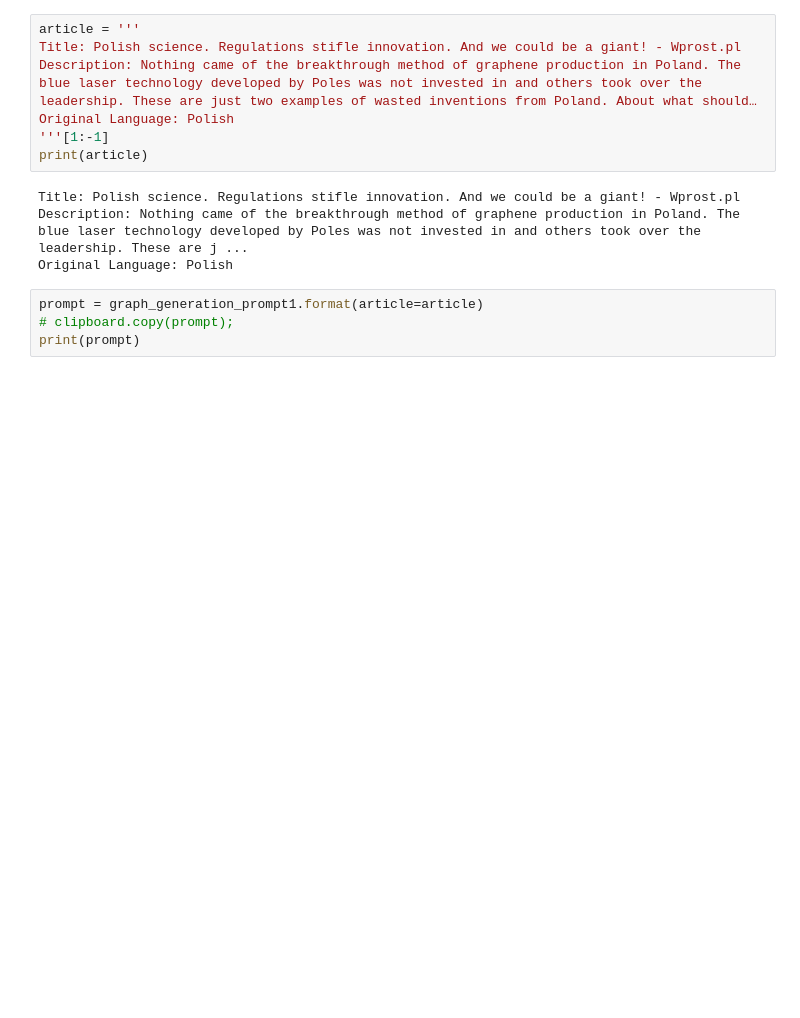
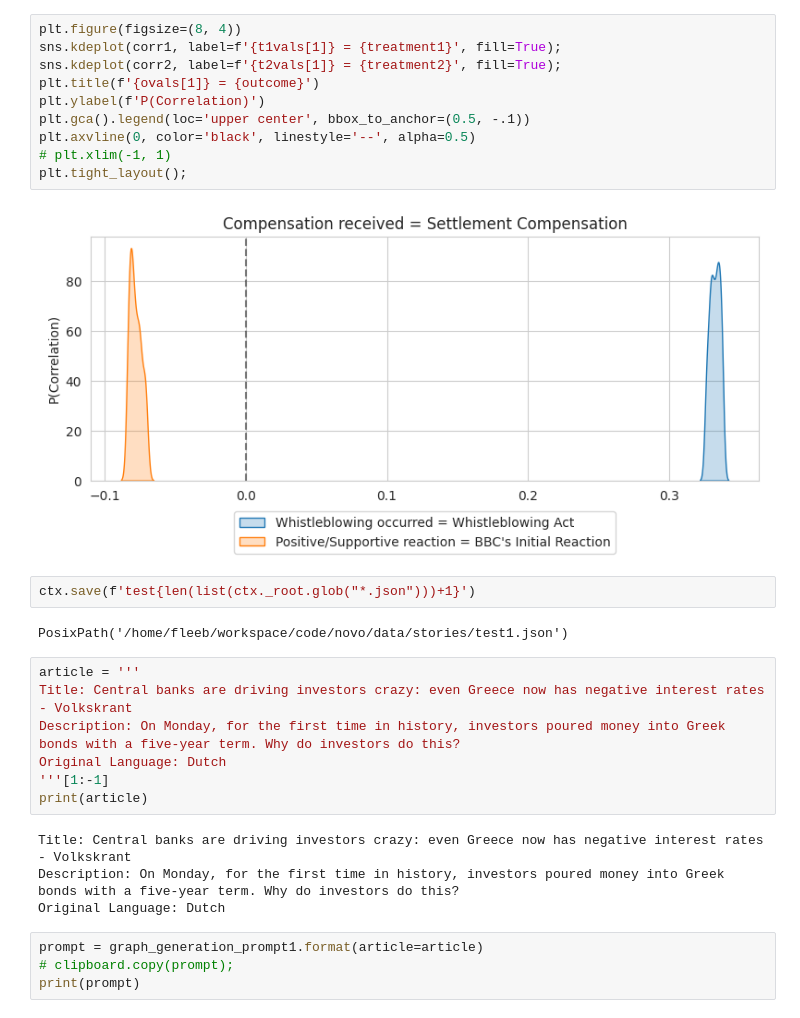
Before and after one commit to felixludos/cladder, a Jupyter notebook: notebooks/query_probs.ipynb, the cells around one changed output. Drawn from its saved outputs; the diff is of its cells as text; blank space fills up the shorter version.

```diff
--- a/notebooks/query_probs.ipynb
+++ b/notebooks/query_probs.ipynb
@@ -78,14 +369,30 @@ Answer concisely and precisely in the desired format.'''#.replace('{', '{{').rep
+# %%
+plt.figure(figsize=(8, 4))
+sns.kdeplot(corr1, label=f'{t1vals[1]} = {treatment1}', fill=True);
+sns.kdeplot(corr2, label=f'{t2vals[1]} = {treatment2}', fill=True);
+plt.title(f'{ovals[1]} = {outcome}')
+plt.ylabel(f'P(Correlation)')
+plt.gca().legend(loc='upper center', bbox_to_anchor=(0.5, -.1))
+plt.axvline(0, color='black', linestyle='--', alpha=0.5)
+# plt.xlim(-1, 1)
+plt.tight_layout();
+# %% [output]
+[figure, added]
+# %%
+ctx.save(f'test{len(list(ctx._root.glob("*.json")))+1}')
+# %% [output]
+PosixPath('/home/fleeb/workspace/code/novo/data/stories/test1.json')
 # %%
 article = '''
-Title: Polish science. Regulations stifle innovation. And we could be a giant! - Wprost.pl
-Description: Nothing came of the breakthrough method of graphene production in Poland. The blue laser technology developed by Poles was not invested in and others took over the leadership. These are just two examples of wasted inventions from Poland. About what should…
-Original Language: Polish
+Title: Central banks are driving investors crazy: even Greece now has negative interest rates - Volkskrant
+Description: On Monday, for the first time in history, investors poured money into Greek bonds with a five-year term. Why do investors do this?
+Original Language: Dutch
 '''[1:-1]
 print(article)
 # %% [output]
-Title: Polish science. Regulations stifle innovation. And we could be a giant! - Wprost.pl
-Description: Nothing came of the breakthrough method of graphene production in Poland. The blue laser technology developed by Poles was not invested in and others took over the leadership. These are j ...
-Original Language: Polish
+Title: Central banks are driving investors crazy: even Greece now has negative interest rates - Volkskrant
+Description: On Monday, for the first time in history, investors poured money into Greek bonds with a five-year term. Why do investors do this?
+Original Language: Dutch
 # %%
 prompt = graph_generation_prompt1.format(article=article)
 # clipboard.copy(prompt);
```
Also changed, not shown: parts of 23 cells of this notebook, 10 other files.
